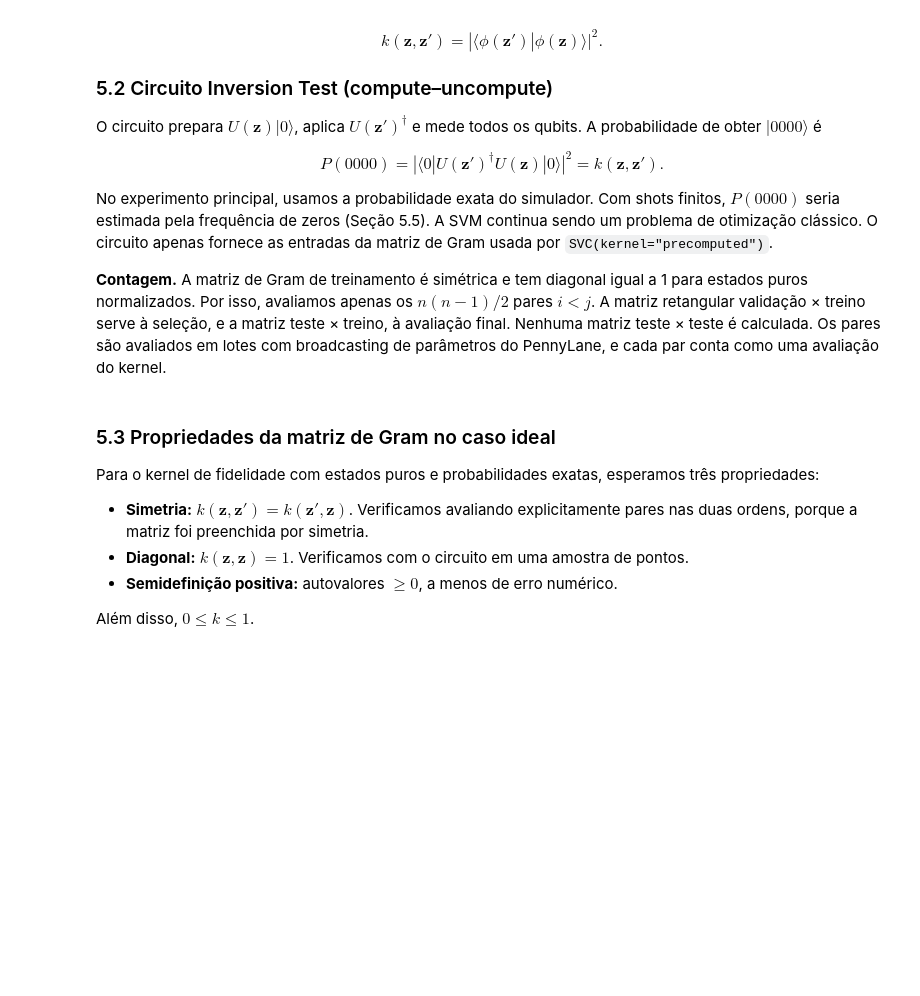
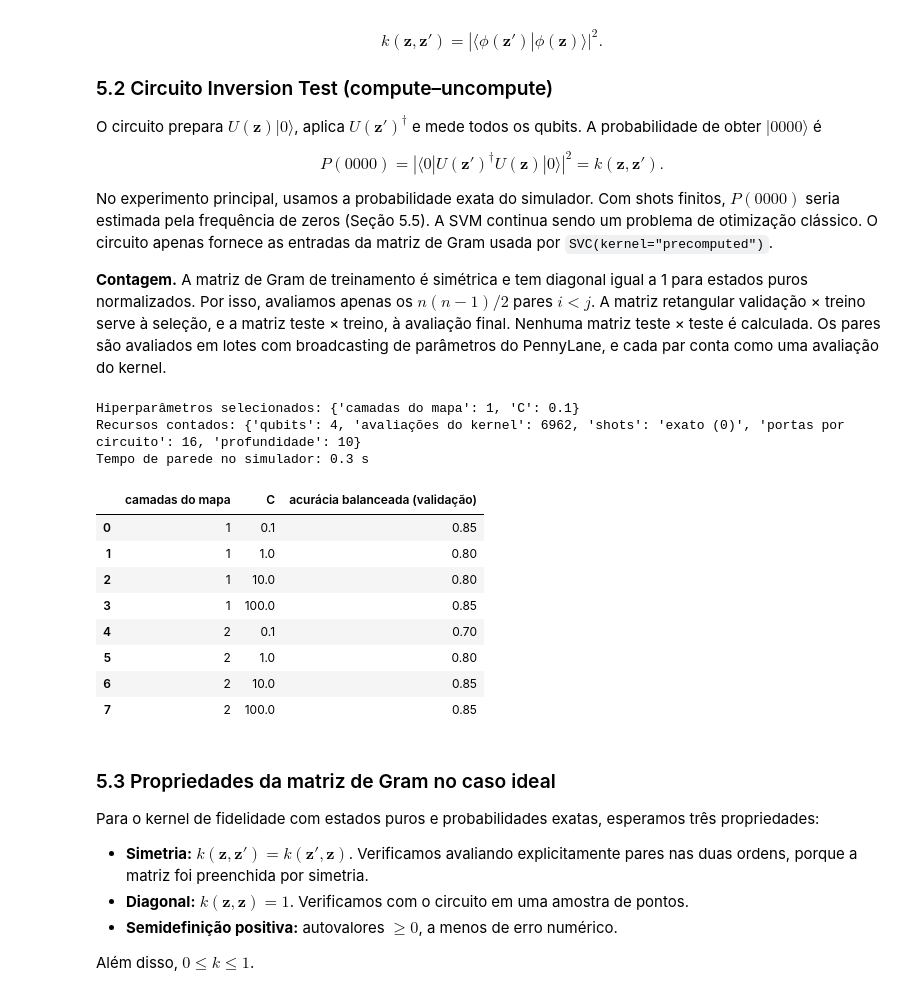
Before and after one commit to CarlosEduardoSilvaAlmeida/TCC, a Jupyter notebook: notebooks/02_aprendizado_iris.ipynb, the cells around one changed output. Drawn from its saved outputs; the diff is of its cells as text; code cells hidden in the pictures; blank space fills up the shorter version.

```diff
--- a/notebooks/02_aprendizado_iris.ipynb
+++ b/notebooks/02_aprendizado_iris.ipynb
@@ -586,7 +617,7 @@ No experimento principal, usamos a probabilidade exata do simulador. Com shots f
 **Contagem.** A matriz de Gram de treinamento é simétrica e tem diagonal igual a 1 para estados puros normalizados. Por isso, avaliamos apenas os $n(n-1)/2$ pares $i<j$. A matriz retangular validação × treino serve à seleção, e a matriz teste × treino, à avaliação final. Nenhuma matriz teste × teste é calculada. Os pares são avaliados em lotes com broadcasting de parâmetros do PennyLane, e cada par conta como uma avaliação do kernel.
 # %%
 def mapa_caracteristicas(z, camadas: int) -> None:
-    """U(z): `camadas` repetições de RY(z_i) seguidas de IsingZZ(z_i z_{i+1} / pi) em anel."""
+    """U(z): `camadas` repetições de RY(z_i) seguidas de IsingZZ(z_i z_(i+1) / pi) em anel."""
     for _ in range(camadas):
 
         for i in range(N_QUBITS):
@@ -646,33 +677,46 @@ def ajustar_qsvm(p: Particao) -> ResultadoModelo:
     Z_tr, Z_val, Z_te = p.Z["treino"], p.Z["validação"], p.Z["teste"]
     linhas, melhor = [], None
     grams = {}
 
     for camadas in CONFIG["qsvm_camadas"]:
         K_tr = matriz_gram(Z_tr, camadas, contador)
         K_val = matriz_retangular(Z_val, Z_tr, camadas, contador)
         grams[camadas] = K_tr
 
         for C in CONFIG["qsvm_C"]:
             svm = SVC(kernel="precomputed", C=C).fit(K_tr, p.y["treino"])
             score = balanced_accuracy_score(p.y["validação"], svm.predict(K_val))
             linhas.append({"camadas do mapa": camadas, "C": C, "acurácia balanceada (validação)": score})
 
             if melhor is None or score > melhor[0]:
                 melhor = (score, camadas, C, svm, K_val)
 
     _, camadas, C, svm, K_val = melhor
     K_te = matriz_retangular(Z_te, Z_tr, camadas, contador)  # teste x treino
     y_te = svm.predict(K_te)
     specs = qml.specs(circuito_inversion_test)(Z_tr[0], Z_tr[1], camadas)
     recursos = {"qubits": N_QUBITS, "avaliações do kernel": contador.avaliacoes, "shots": "exato (0)", "portas por circuito": specs.resources.num_gates, "profundidade": specs.resources.depth}
     return ResultadoModelo("QSVM (kernel de fidelidade)", {"camadas do mapa": camadas, "C": C}, metricas(p.y["validação"], svm.predict(K_val)), metricas(p.y["teste"], y_te), y_te, int(svm.dual_coef_.size + svm.intercept_.size), time.perf_counter() - t0, recursos, extras={"grade": pd.DataFrame(linhas), "gram": grams[camadas], "svm": svm, "contador": contador})
 
 
 resultado_qsvm = ajustar_qsvm(P0)
 print("Hiperparâmetros selecionados:", resultado_qsvm.hiperparametros)
 print("Recursos contados:", resultado_qsvm.recursos)
 print(f"Tempo de parede no simulador: {resultado_qsvm.tempo_s:.1f} s")
 resultado_qsvm.extras["grade"].round(3)
+# %% [output]
+Hiperparâmetros selecionados: {'camadas do mapa': 1, 'C': 0.1}
+Recursos contados: {'qubits': 4, 'avaliações do kernel': 6962, 'shots': 'exato (0)', 'portas por circuito': 16, 'profundidade': 10}
+Tempo de parede no simulador: 0.3 s
+|  | camadas do mapa | C | acurácia balanceada (validação) |
+| 0 | 1 | 0.1 | 0.85 |
+| 1 | 1 | 1.0 | 0.80 |
+| 2 | 1 | 10.0 | 0.80 |
+| 3 | 1 | 100.0 | 0.85 |
+| 4 | 2 | 0.1 | 0.70 |
+| 5 | 2 | 1.0 | 0.80 |
+| 6 | 2 | 10.0 | 0.85 |
+| 7 | 2 | 100.0 | 0.85 |
 # %% [markdown]
 ### 5.3 Propriedades da matriz de Gram no caso ideal
 
```
Also changed, not shown: parts of 30 cells of this notebook.
